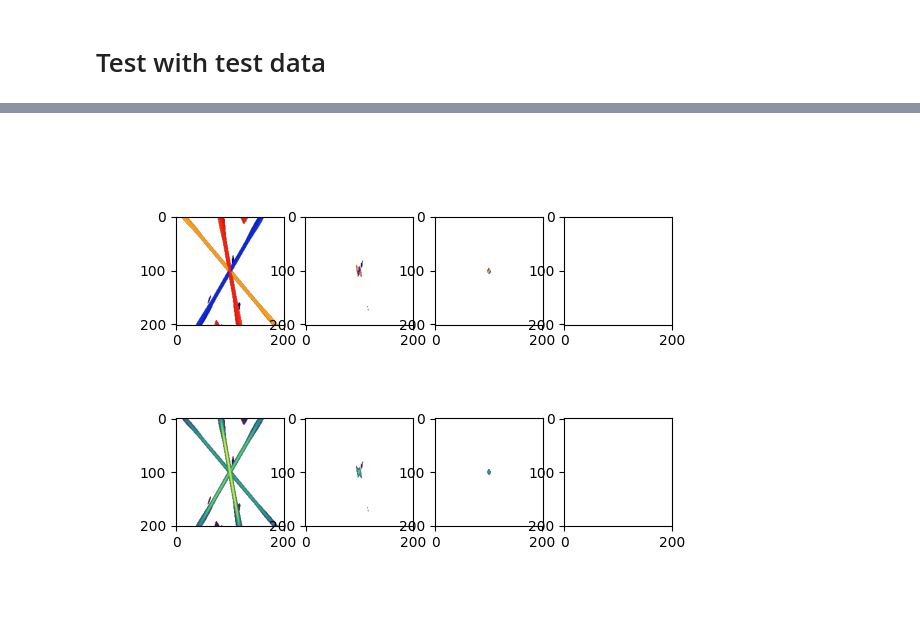
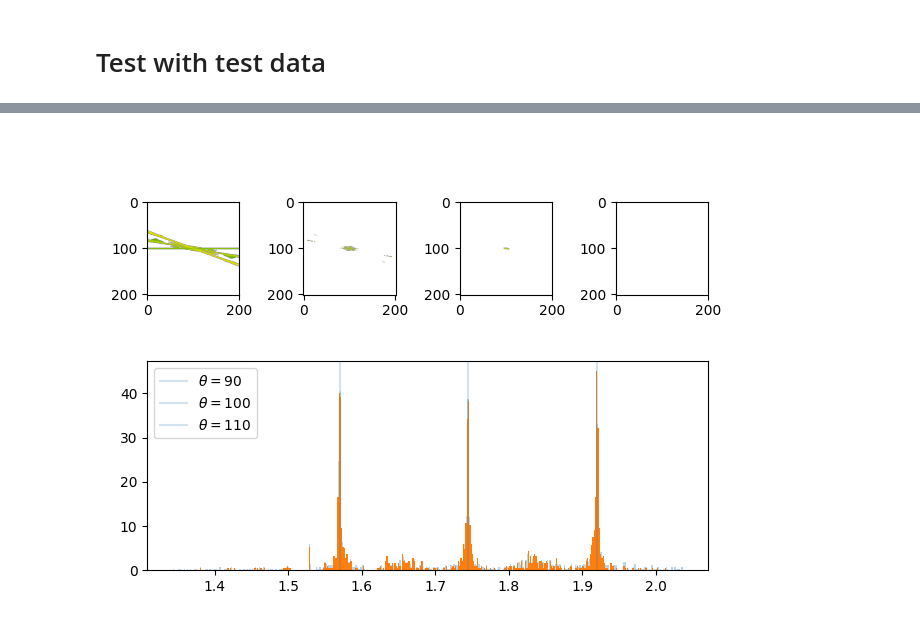
Before and after one commit to Staalduine/flow_analysis_comps, a Jupyter notebook: notebooks/run_AOS.ipynb, the cells around one changed output, grey strips where cells are left out. Saved outputs shown, nothing was run; the diff lists cells and outputs as text; code cells hidden in the pictures.

```diff
--- a/notebooks/run_AOS.ipynb
+++ b/notebooks/run_AOS.ipynb
@@ -384,13 +182,0 @@ NameError: name 'filter_stack_fft' is not defined
-# %%
-angles_im = output_dict["maxima"]
-values_im = output_dict["values_max"]
-
-
-fig, ax = plt.subplots(2, len(roots_out_img[:4]))
-for i, im in enumerate(roots_out_img[:4]):
-    ax[0, i].imshow(im.real, cmap=cc.cm.rainbow4, vmin=-np.pi, vmax=np.pi)
-    ax[1, i].imshow(values_im[i], vmin=0, vmax=1)
-    # ax[2, i].imshow(np.angle(im), vmin=-np.pi, vmax=np.pi)
-    # ax[3, i].imshow(abs(np.log(abs(im))) < 0.001)
-# %% [output]
-[figure, removed]
@@ -426,0 +183,22 @@ plt.imshow(
+# %%
+output_dict = AOS_manager.get_all_angles()
+
+unpad = 20
+
+angles_im = output_dict["maxima"]
+angles_im_trunc = angles_im[:, unpad:-unpad, unpad:-unpad]
+values_im = output_dict["values_max"]
+
+fig, ax = plt.subplot_mosaic([["Ori1", "Ori2", "Ori3", "Ori4"], ["Histo", "Histo","Histo","Histo",]])
+
+for i, im in enumerate(angles_im[:4]):
+    ax[f"Ori{i+1}"].imshow(im.real, cmap=cc.cm.rainbow4, vmin=0, vmax=np.pi)
+ax["Histo"].hist(angles_im[~np.isnan(angles_im)], bins=360, density=True, alpha=0.3)
+ax["Histo"].hist(angles_im_trunc[~np.isnan(angles_im_trunc)], bins=360, density=True)
+for angle in multi_line_angles:
+    angle_adj = (angle + 90) % 180
+    ax["Histo"].axvline(np.deg2rad(angle_adj), label=rf"$\theta={angle_adj}$", alpha=.2)
+ax["Histo"].legend()
+fig.tight_layout()
+# %% [output]
+[figure, added]
```
Also changed, not shown: parts of 14 cells of this notebook, 4 other files.
